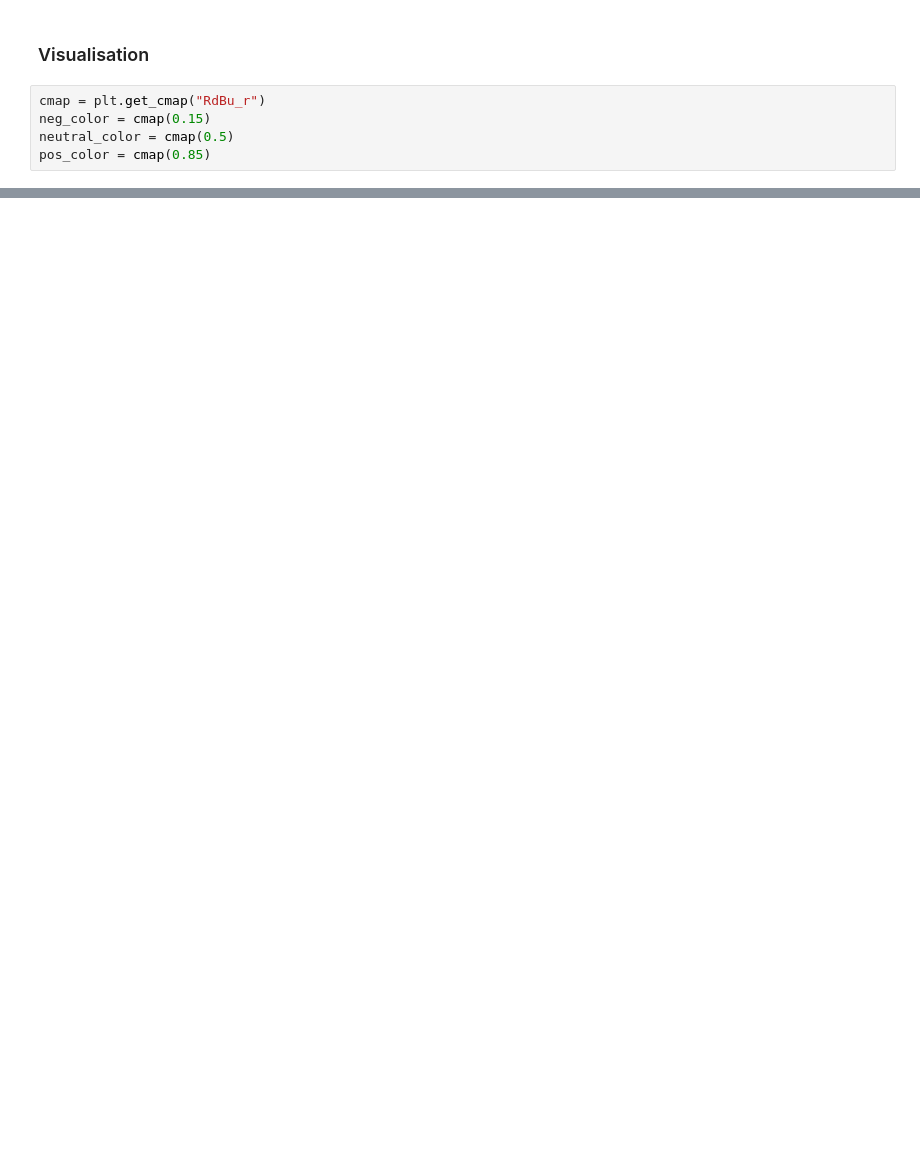
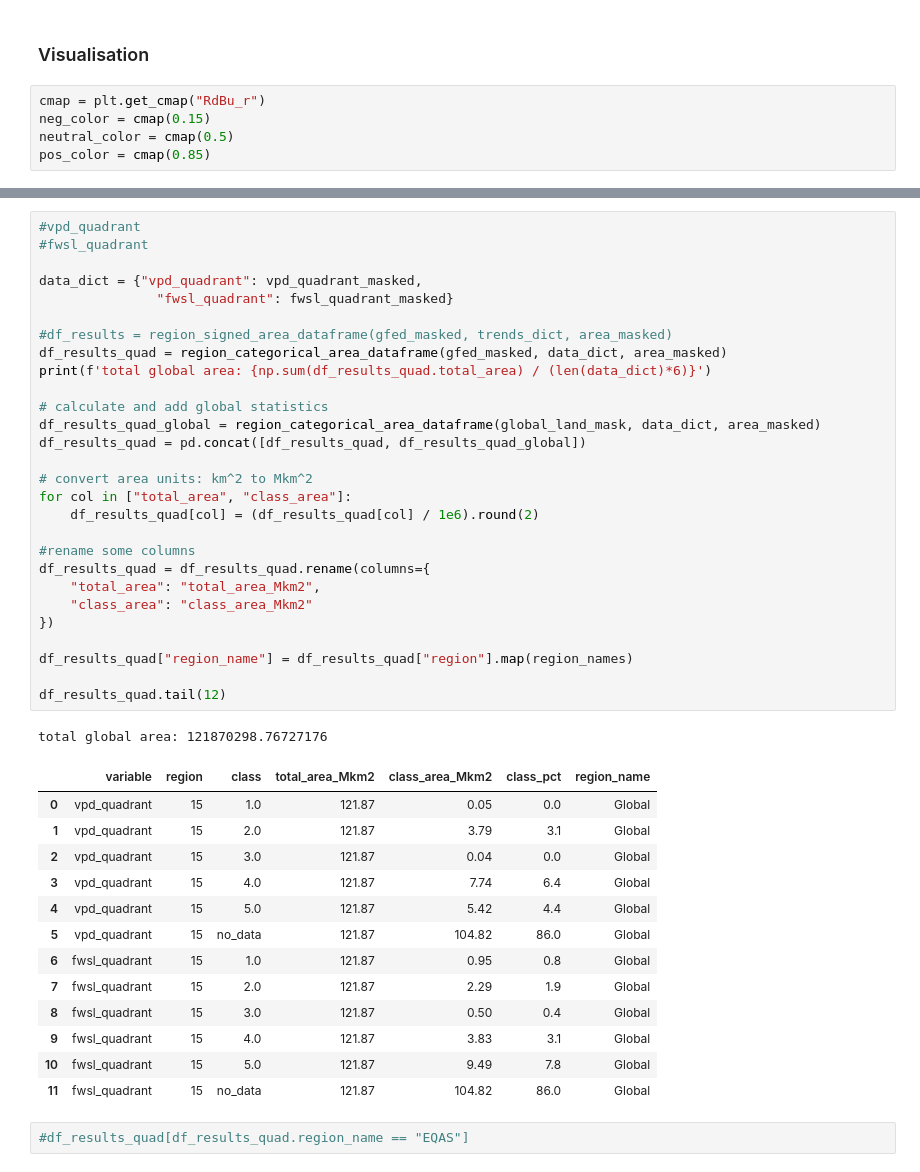
Before and after one commit to mdj4/avhrr-fire, a Jupyter notebook: src/05_data_analysis/01_mapped_analyses.ipynb, the cells around one changed output, grey strips where cells are left out. Drawn from its saved outputs; the diff is of its cells as text; blank space fills up the shorter version.

```diff
--- a/src/05_data_analysis/01_mapped_analyses.ipynb
+++ b/src/05_data_analysis/01_mapped_analyses.ipynb
@@ -1248,0 +1358,45 @@ plt.show()
+# %%
+#vpd_quadrant
+#fwsl_quadrant
+
+data_dict = {"vpd_quadrant": vpd_quadrant_masked,
+               "fwsl_quadrant": fwsl_quadrant_masked}
+
+#df_results = region_signed_area_dataframe(gfed_masked, trends_dict, area_masked)
+df_results_quad = region_categorical_area_dataframe(gfed_masked, data_dict, area_masked)
+print(f'total global area: {np.sum(df_results_quad.total_area) / (len(data_dict)*6)}')
+
+# calculate and add global statistics
+df_results_quad_global = region_categorical_area_dataframe(global_land_mask, data_dict, area_masked)
+df_results_quad = pd.concat([df_results_quad, df_results_quad_global])
+
+# convert area units: km^2 to Mkm^2
+for col in ["total_area", "class_area"]:
+    df_results_quad[col] = (df_results_quad[col] / 1e6).round(2)
+
+#rename some columns
+df_results_quad = df_results_quad.rename(columns={
+    "total_area": "total_area_Mkm2",
+    "class_area": "class_area_Mkm2"
+})
+
+df_results_quad["region_name"] = df_results_quad["region"].map(region_names)
+
+df_results_quad.tail(12)
+# %% [output]
+total global area: 121870298.76727176
+|  | variable | region | class | total_area_Mkm2 | class_area_Mkm2 | class_pct | region_name |
+| 0 | vpd_quadrant | 15 | 1.0 | 121.87 | 0.05 | 0.0 | Global |
+| 1 | vpd_quadrant | 15 | 2.0 | 121.87 | 3.79 | 3.1 | Global |
+| 2 | vpd_quadrant | 15 | 3.0 | 121.87 | 0.04 | 0.0 | Global |
+| 3 | vpd_quadrant | 15 | 4.0 | 121.87 | 7.74 | 6.4 | Global |
+| 4 | vpd_quadrant | 15 | 5.0 | 121.87 | 5.42 | 4.4 | Global |
+| 5 | vpd_quadrant | 15 | no_data | 121.87 | 104.82 | 86.0 | Global |
+| 6 | fwsl_quadrant | 15 | 1.0 | 121.87 | 0.95 | 0.8 | Global |
+| 7 | fwsl_quadrant | 15 | 2.0 | 121.87 | 2.29 | 1.9 | Global |
+| 8 | fwsl_quadrant | 15 | 3.0 | 121.87 | 0.50 | 0.4 | Global |
+| 9 | fwsl_quadrant | 15 | 4.0 | 121.87 | 3.83 | 3.1 | Global |
+| 10 | fwsl_quadrant | 15 | 5.0 | 121.87 | 9.49 | 7.8 | Global |
+| 11 | fwsl_quadrant | 15 | no_data | 121.87 | 104.82 | 86.0 | Global |
+# %%
+#df_results_quad[df_results_quad.region_name == "EQAS"]
```
Also changed, not shown: parts of 22 cells of this notebook.
